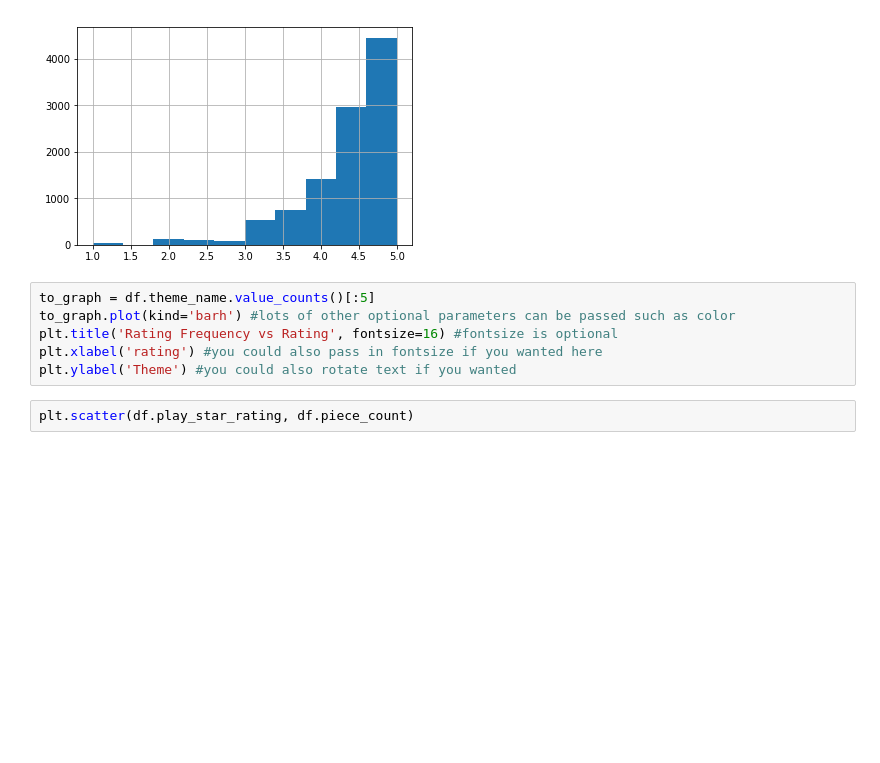
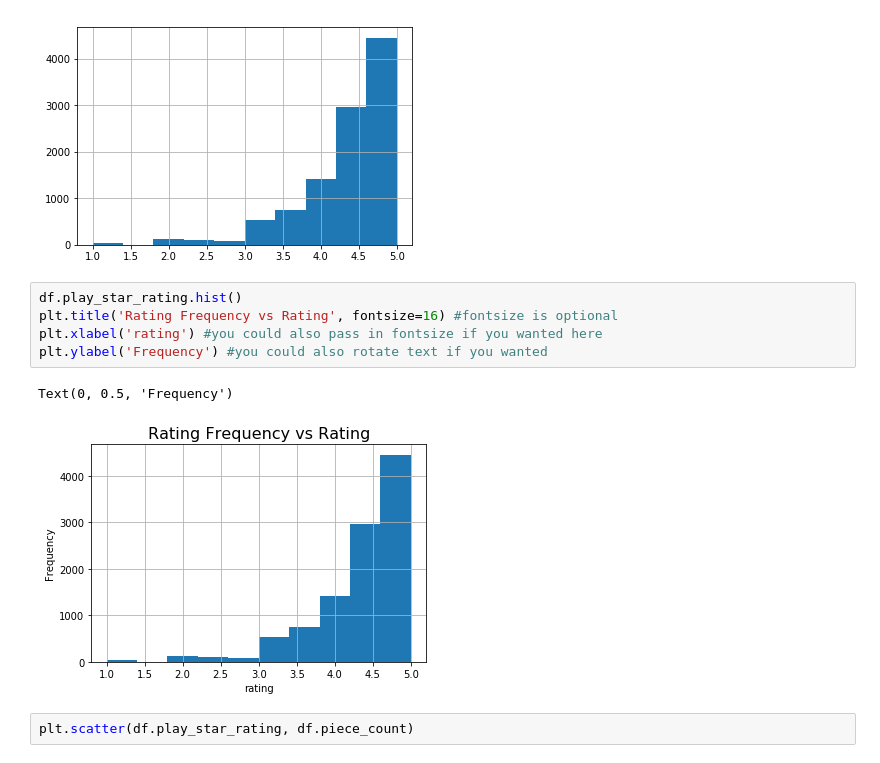
Before and after one commit to zaborowm/dsc-first-codealong-nyc-ds-career-042219, a Jupyter notebook: index.ipynb, the cells around one changed output. Saved outputs shown, nothing was run; the diff lists cells and outputs as text; blank space fills up the shorter version.

```diff
--- a/index.ipynb
+++ b/index.ipynb
@@ -400,11 +400,13 @@ df.play_star_rating.hist()
 <matplotlib.axes._subplots.AxesSubplot at 0x...>
 [figure]
 # %%
-to_graph = df.theme_name.value_counts()[:5]
-to_graph.plot(kind='barh') #lots of other optional parameters can be passed such as color
+df.play_star_rating.hist()
 plt.title('Rating Frequency vs Rating', fontsize=16) #fontsize is optional
 plt.xlabel('rating') #you could also pass in fontsize if you wanted here
-plt.ylabel('Theme') #you could also rotate text if you wanted
+plt.ylabel('Frequency') #you could also rotate text if you wanted
+# %% [output]
+Text(0, 0.5, 'Frequency')
+[figure, added]
 # %%
 plt.scatter(df.play_star_rating, df.piece_count)
 # %% [output]
```
